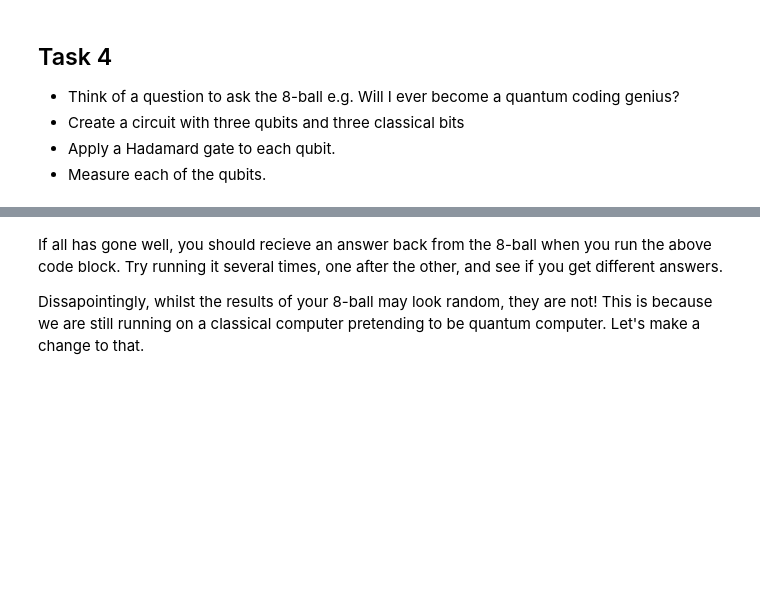
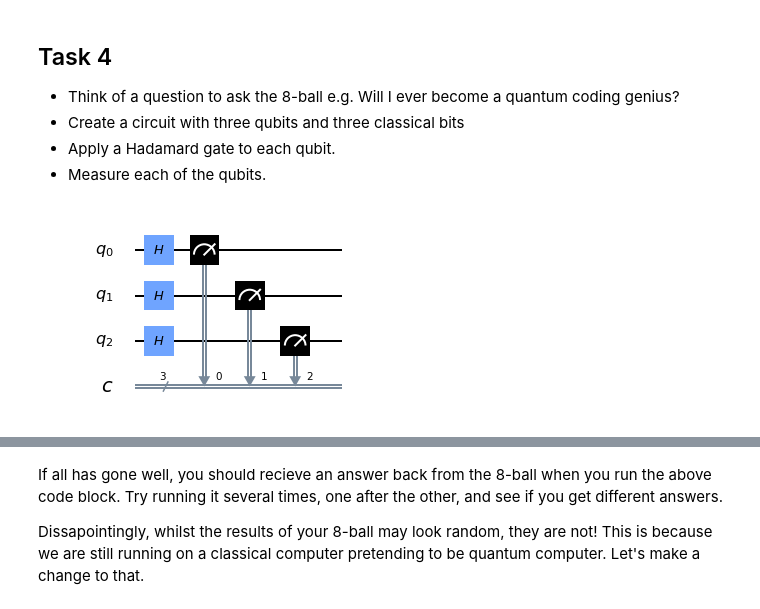
Before and after one commit to jeffmak/quantum-coding-tutorial, a Jupyter notebook: index.ipynb, the cells around one changed output, grey strips where cells are left out. Cells and saved outputs as stored; diff of their text form; code cells hidden in the pictures; blank space fills up the shorter version.

```diff
--- a/index.ipynb
+++ b/index.ipynb
@@ -208,15 +248,19 @@ Because the outcome of a quantum superposition is truly random, this will be the
 * Measure each of the qubits.
 # %%
 # Create a quantum circuit with 3 qubits and 3 classical bits.
-
+qc = QuantumCircuit(3, 3)
 
 # Apply a H gate to each of the qubits
-
+qc.h([0,1,2])
 
 # Make a measurement of each qubit
-
+for i in range(3):
+    qc.measure(i, i)
 
 # See what the circuit looks like
+qc.draw(output='mpl')
+# %% [output]
+[figure, added]
 # %%
 # Define a function which will give us advice based on each of the possible 8 outcomes
 
```
Also changed, not shown: parts of 24 cells of this notebook.
